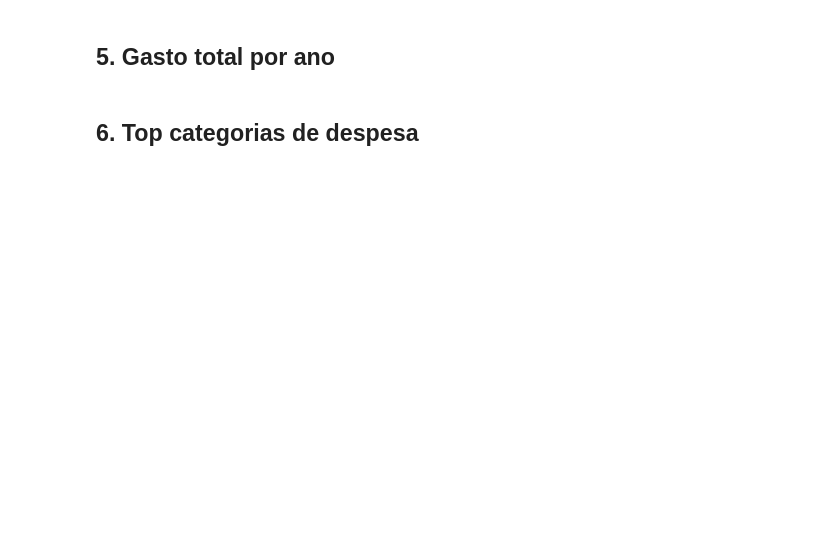
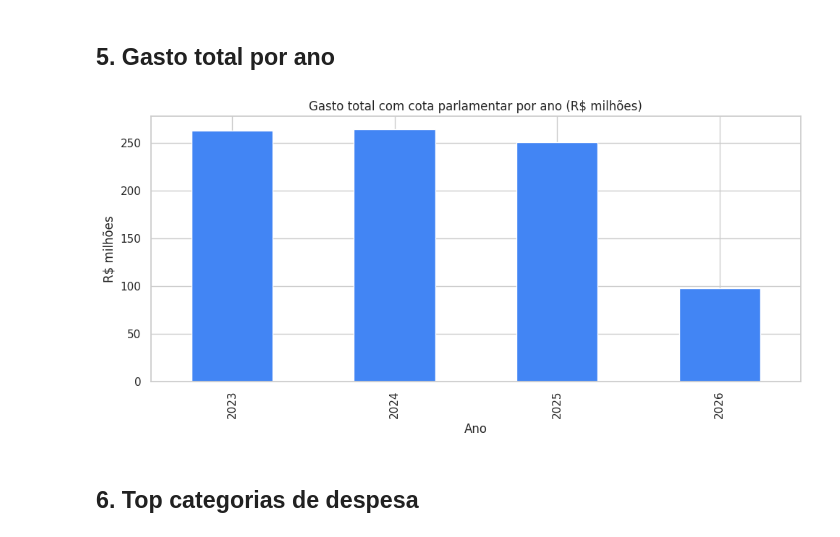
Before and after one commit to jomagdala/analise-gastos-camara-deputados, a Jupyter notebook: eda_gastos_camara_deputados.ipynb, the cells around one changed output. Saved outputs shown, nothing was run; the diff lists cells and outputs as text; code cells hidden in the pictures; blank space fills up the shorter version.

```diff
--- a/eda_gastos_camara_deputados.ipynb
+++ b/eda_gastos_camara_deputados.ipynb
@@ -42,15 +42,18 @@ e ajuste a função `carregar_ano` para ler de um arquivo local.
 ANOS = [2023, 2024, 2025, 2026]
 
 def carregar_ano(ano: int) -> pd.DataFrame:
-    """Baixa e carrega o CSV de gastos da cota parlamentar de um ano específico."""
     url = f"https://www.camara.leg.br/cotas/Ano-{ano}.csv.zip"
     resp = requests.get(url, timeout=60)
     resp.raise_for_status()
     with zipfile.ZipFile(io.BytesIO(resp.content)) as z:
         nome_arquivo = z.namelist()[0]
         with z.open(nome_arquivo) as f:
-            df = pd.read_csv(f, sep=";", encoding="latin-1", low_memory=False)
-    df["anoReferencia"] = ano
+            conteudo = f.read()
+    try:
+        df = pd.read_csv(io.BytesIO(conteudo), sep=";", encoding="utf-8-sig", low_memory=False)
+    except UnicodeDecodeError:
+        df = pd.read_csv(io.BytesIO(conteudo), sep=";", encoding="latin-1", low_memory=False)
+    df["anoreferencia"] = ano
     return df
 
 dfs = []
@@ -62,7 +65,14 @@ for ano in ANOS:
         print(f"⚠️ {ano}: erro ao baixar ({e})")
 
 gastos = pd.concat(dfs, ignore_index=True)
+
+def limpar_nome_coluna(c):
+    c = c.strip().replace("ï»¿", "").lstrip("\ufeff").strip('"').strip("'")
+    return c.lower()
+
+gastos.columns = [limpar_nome_coluna(c) for c in gastos.columns]
 print(f"\nTotal de registros: {len(gastos):,}")
+print(f"Colunas disponíveis: {list(gastos.columns)}")
 # %% [output]
 ✅ 2023: carregado
 ✅ 2024: carregado
@@ -73,22 +84,21 @@ Total de registros: 748,828
 # %% [markdown]
 ## 3. Limpeza e seleção de colunas
 # %%
-# Colunas mais relevantes para a análise
 colunas_uteis = [
-    "txNomeParlamentar", "sgPartido", "sgUF", "nuLegislatura",
-    "txtDescricao", "txtFornecedor", "txtCNPJCPF",
-    "datEmissao", "numMes", "numAno", "vlrDocumento", "vlrGlosa", "vlrLiquido",
-    "anoReferencia"
+    "txnomeparlamentar", "sgpartido", "sguf", "nulegislatura",
+    "txtdescricao", "txtfornecedor", "txtcnpjcpf",
+    "datemissao", "nummes", "numano", "vlrdocumento", "vlrglosa", "vlrliquido",
+    "anoreferencia"
 ]
 colunas_existentes = [c for c in colunas_uteis if c in gastos.columns]
+faltando = [c for c in colunas_uteis if c not in gastos.columns]
+if faltando:
+    print(f"⚠️ Colunas não encontradas: {faltando}")
+
 gastos = gastos[colunas_existentes].copy()
-
-# Tipos
-gastos["vlrLiquido"] = pd.to_numeric(gastos["vlrLiquido"], errors="coerce")
-gastos["datEmissao"] = pd.to_datetime(gastos["datEmissao"], errors="coerce")
-
-# Remove despesas com valor líquido nulo, negativo (bilhetes de compensação) ou ausente
-gastos = gastos[gastos["vlrLiquido"].notna() & (gastos["vlrLiquido"] > 0)]
+gastos["vlrliquido"] = pd.to_numeric(gastos["vlrliquido"], errors="coerce")
+gastos["datemissao"] = pd.to_datetime(gastos["datemissao"], errors="coerce")
+gastos = gastos[gastos["vlrliquido"].notna() & (gastos["vlrliquido"] > 0)]
 
 print(gastos.shape)
 gastos.head()
@@ -118,14 +137,16 @@ KeyError: 'txNomeParlamentar'
 # %% [markdown]
 ## 5. Gasto total por ano
 # %%
-gasto_por_ano = gastos.groupby("anoReferencia")["vlrLiquido"].sum() / 1_000_000
+gasto_por_ano = gastos.groupby("anoreferencia")["vlrliquido"].sum() / 1_000_000
 
 ax = gasto_por_ano.plot(kind="bar", color="#4285F4")
 ax.set_title("Gasto total com cota parlamentar por ano (R$ milhões)")
 ax.set_xlabel("Ano")
 ax.set_ylabel("R$ milhões")
 plt.tight_layout()
 plt.show()
+# %% [output]
+[figure, added]
 # %% [markdown]
 ## 6. Top categorias de despesa
 # %%
```
Also changed, not shown: parts of 10 cells of this notebook.
